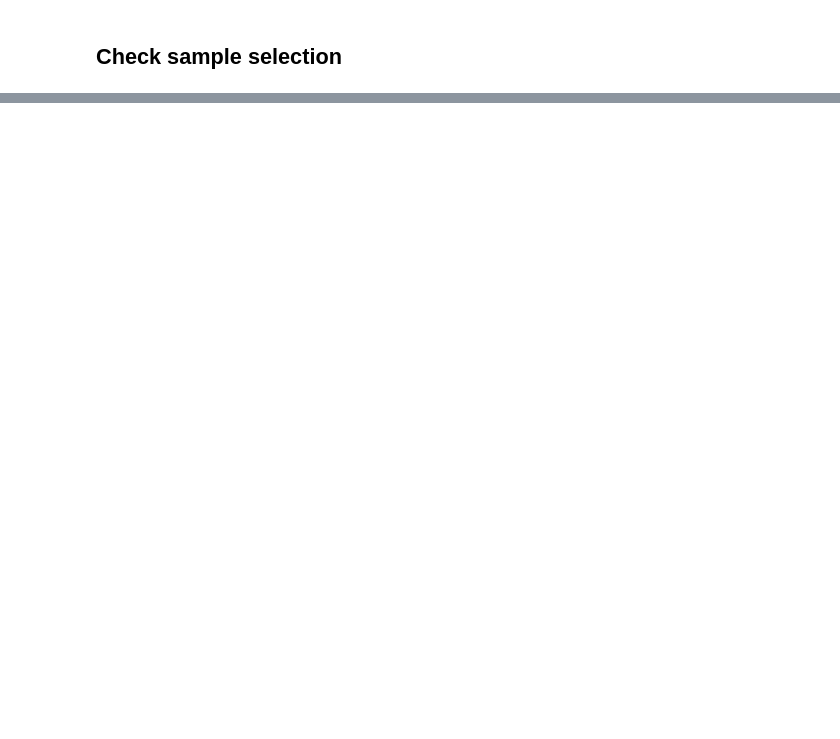
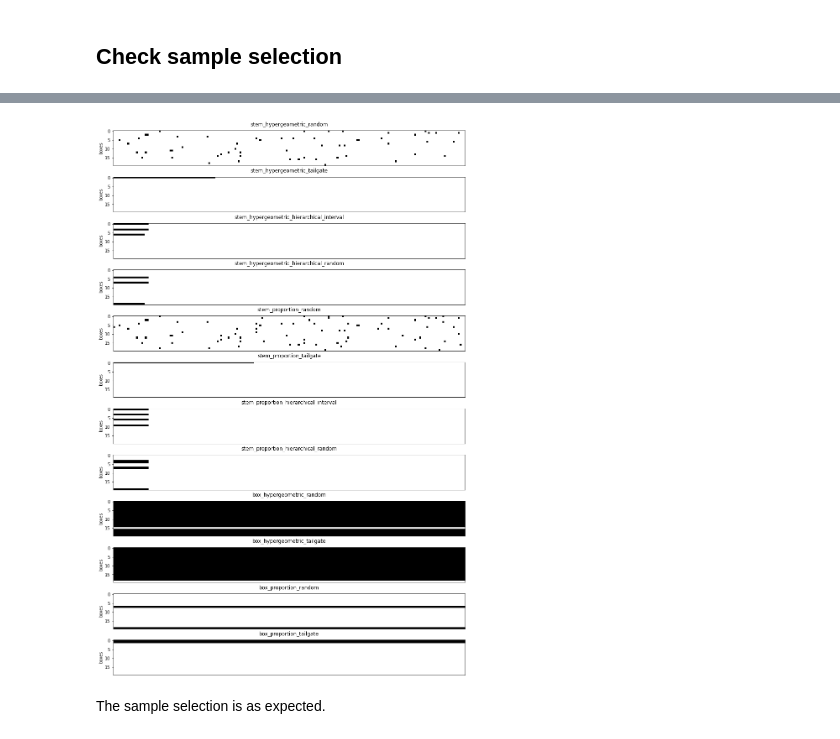
Before and after one commit to ncsu-landscape-dynamics/popsborder, a Jupyter notebook: validation_plots.ipynb, the cells around one changed output, grey strips where cells are left out. Cells and saved outputs as stored; diff of their text form; code cells hidden in the pictures; blank space fills up the shorter version.

```diff
--- a/validation_plots.ipynb
+++ b/validation_plots.ipynb
@@ -293,14 +308,0 @@ sample_validation_inspected_indexes = [i[1] for i in sample_validation_details[0
-# %%
-stem_scenarios = sample_validation_df[0:6]["inspection_name"]
-
-fig, axs = plt.subplots(len(stem_scenarios), figsize=(18,12))
-for i in range(len(stem_scenarios)):
-    indexes = np.zeros(500, dtype=np.int)
-    inpsected = sample_validation_inspected_indexes[i][0]
-    np.put(indexes, inpsected, 1)
-    indexes = np.array_split(indexes, 10)
-    axs[i].matshow(indexes, cmap='Greys')
-    axs[i].set_ylabel('boxes')
-    axs[i].set_xlabel('stems')
-    axs[i].tick_params(labeltop=False, top=False, bottom=False)
-    axs[i].set_title(stem_scenarios[i])
@@ -671,0 +309,22 @@ plt.savefig("metrics_by_inspection_clustered_large.png", bbox_inches = "tight")
+# %%
+sample_validation_inspected_indexes = [i[1] for i in sample_validation_details]
+# %%
+sample_scenarios = sample_validation_df[0:12]["inspection_name"]
+num_stems_per_shipment = 4000
+num_boxes_per_shipment = 20
+
+fig, axs = plt.subplots(len(sample_scenarios), figsize=(15,24))
+for i in range(len(sample_scenarios)):
+    indexes = np.zeros(num_stems_per_shipment, dtype=np.int)
+    inpsected = sample_validation_inspected_indexes[i][0]
+    np.put(indexes, inpsected, 1)
+    indexes = np.array_split(indexes, num_boxes_per_shipment)
+    axs[i].matshow(indexes, cmap='binary', vmin=0, vmax=1)
+    axs[i].set_ylabel('boxes')
+    #axs[i].set_xlabel('stems')
+    axs[i].tick_params(labeltop=False, top=False, bottom=False)
+    axs[i].set_title(sample_scenarios[i])
+# %% [output]
+[figure, added]
+# %% [markdown]
+The sample selection is as expected.
```
Also changed, not shown: parts of 57 cells of this notebook.
